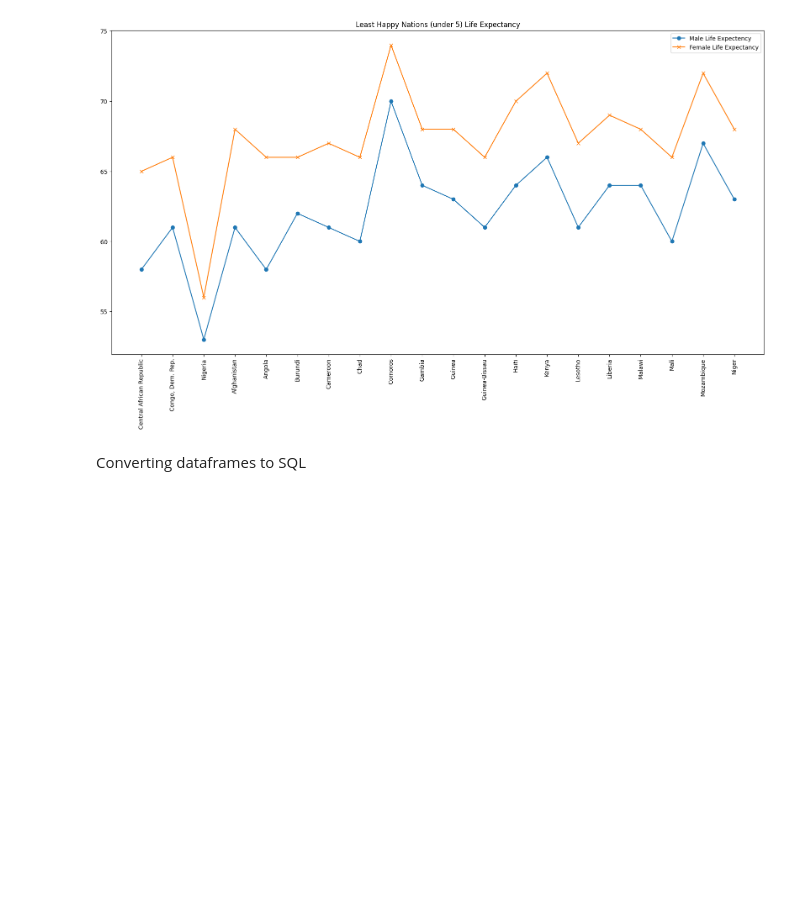
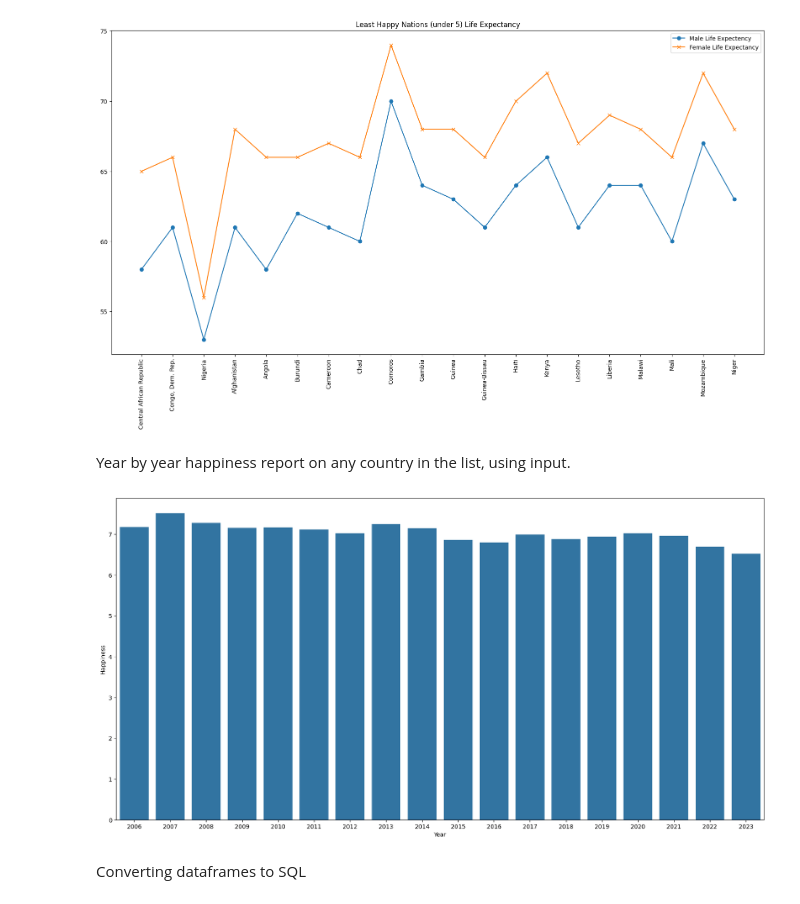
Before and after one commit to tara-hylton/world_happiness, a Jupyter notebook: world happiness.ipynb, the cells around one changed output. Drawn from its saved outputs; the diff is of its cells as text; code cells hidden in the pictures; blank space fills up the shorter version.

Commit message:
added a chart for happiness through the years 200-2024

```diff
--- a/world happiness.ipynb
+++ b/world happiness.ipynb
@@ -314,6 +332,18 @@ plt.title('Least Happy Nations (under 5) Life Expectancy')
 plt.show()
 # %% [output]
 [figure]
+# %% [markdown]
+Year by year happiness report on any country in the list, using input.
+# %%
+coutry_input = input("What country would you like to see a happiness report on?")
+w_h_data2 = w_h_data[w_h_data['country_name'] == coutry_input]
+plt.figure(figsize=(20,10))
+ax = sns.barplot(x='year', y='life_ladder', data=w_h_data2, errorbar=None)
+ax.set_xlabel("Year")
+ax.set_ylabel("Happiness")
+plt.show()
+# %% [output]
+[figure, added]
 # %% [markdown]
 Converting dataframes to SQL
 # %%
```
Also changed, not shown: parts of 8 cells of this notebook, 1 other file.
